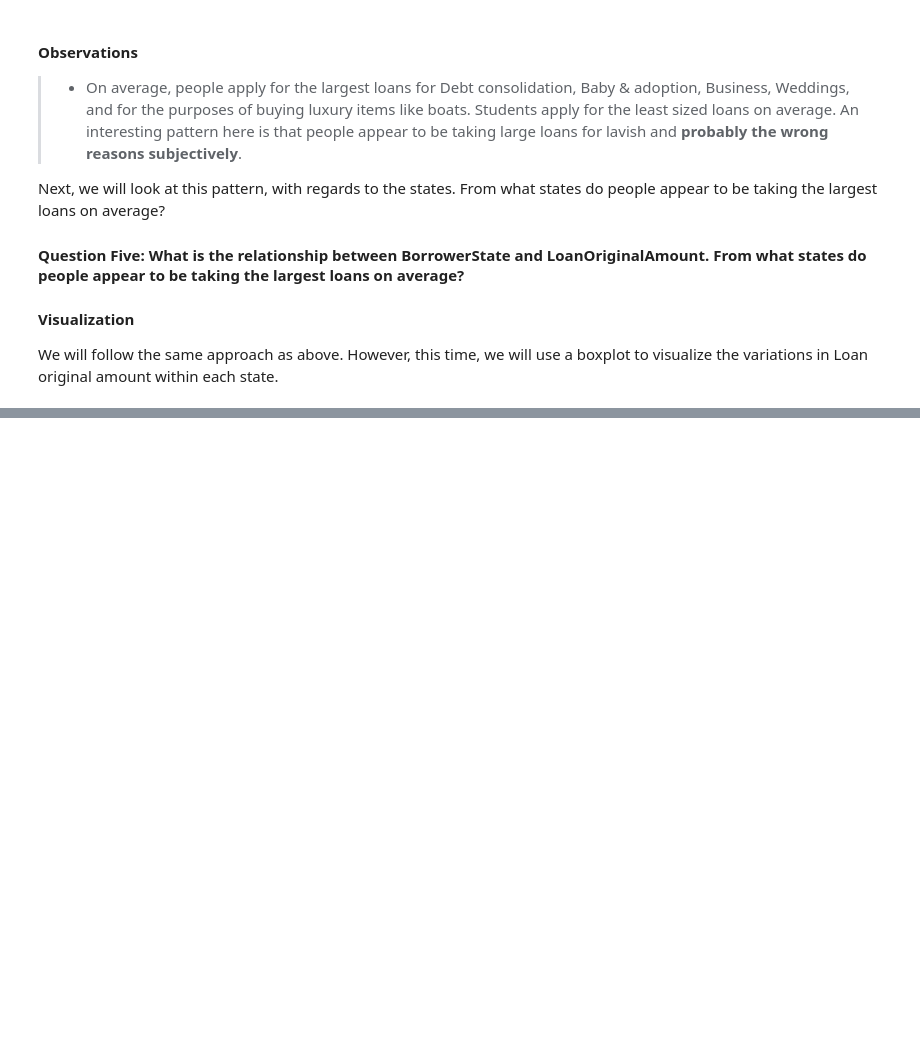
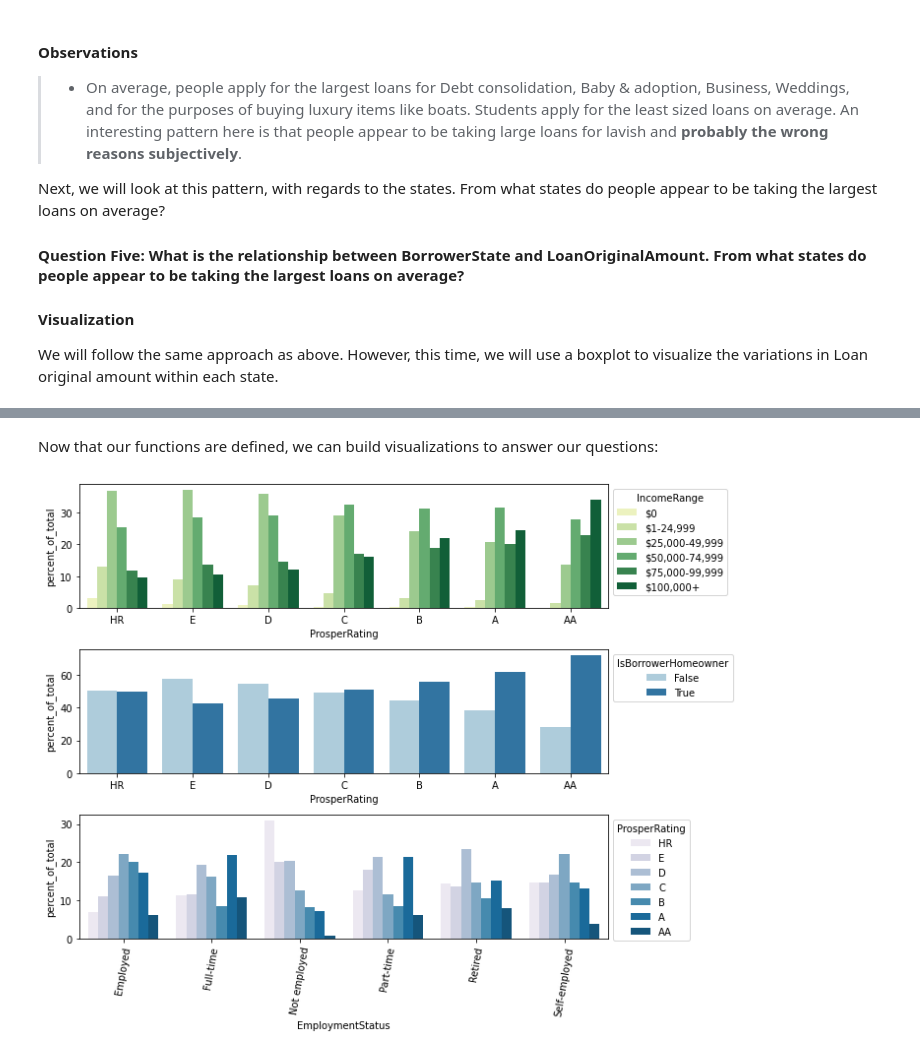
Before and after one commit to Lippins/Prosper-Loan-Data, a Jupyter notebook: exploration.ipynb, the cells around one changed output, grey strips where cells are left out. Saved outputs shown, nothing was run; the diff lists cells and outputs as text; code cells hidden in the pictures; blank space fills up the shorter version.

```diff
--- a/exploration.ipynb
+++ b/exploration.ipynb
@@ -776,0 +818,21 @@ plt.xticks(rotation= 85);
+# %% [markdown]
+Now that our functions are defined, we can build visualizations to answer our questions:
+# %%
+plt.figure(figsize=(10,8))
+
+# ProsperRating vs IncomeRange
+plt.subplot(3,1,1)
+plot_proportions(loan_df, 'ProsperRating', 'IncomeRange', 'YlGn')
+
+# Prosper Rating vs IsBorrowerHomeowner
+plt.subplot(3,1,2)
+plot_proportions(loan_df, 'ProsperRating', 'IsBorrowerHomeowner', 'Paired')
+
+# EmploymentStatus vs ProsperRating
+plt.subplot(3,1,3)
+plot_proportions(employment_filter, 'EmploymentStatus', 'ProsperRating', 'PuBu')
+
+plt.xticks(rotation=80)
+plt.tight_layout();
+# %% [output]
+[figure, added]
```
Also changed, not shown: parts of 12 cells of this notebook.
